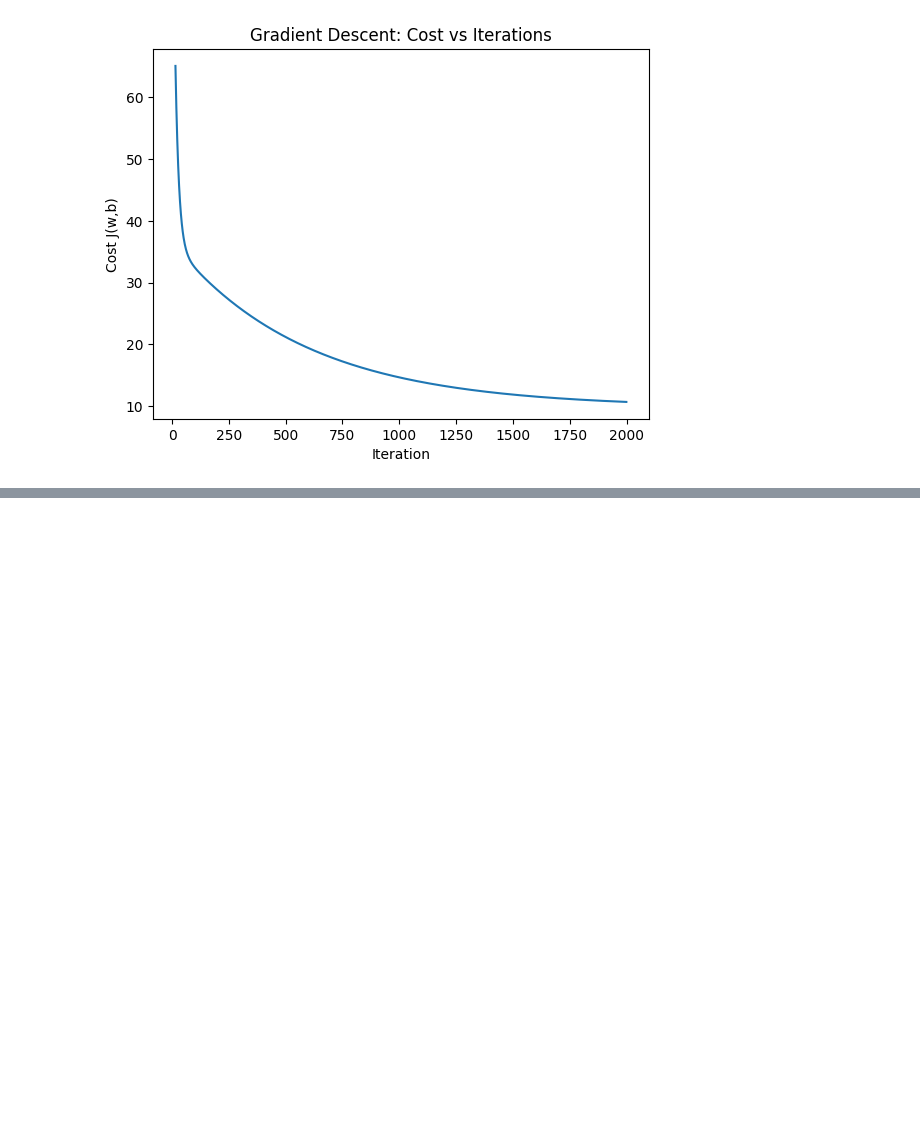
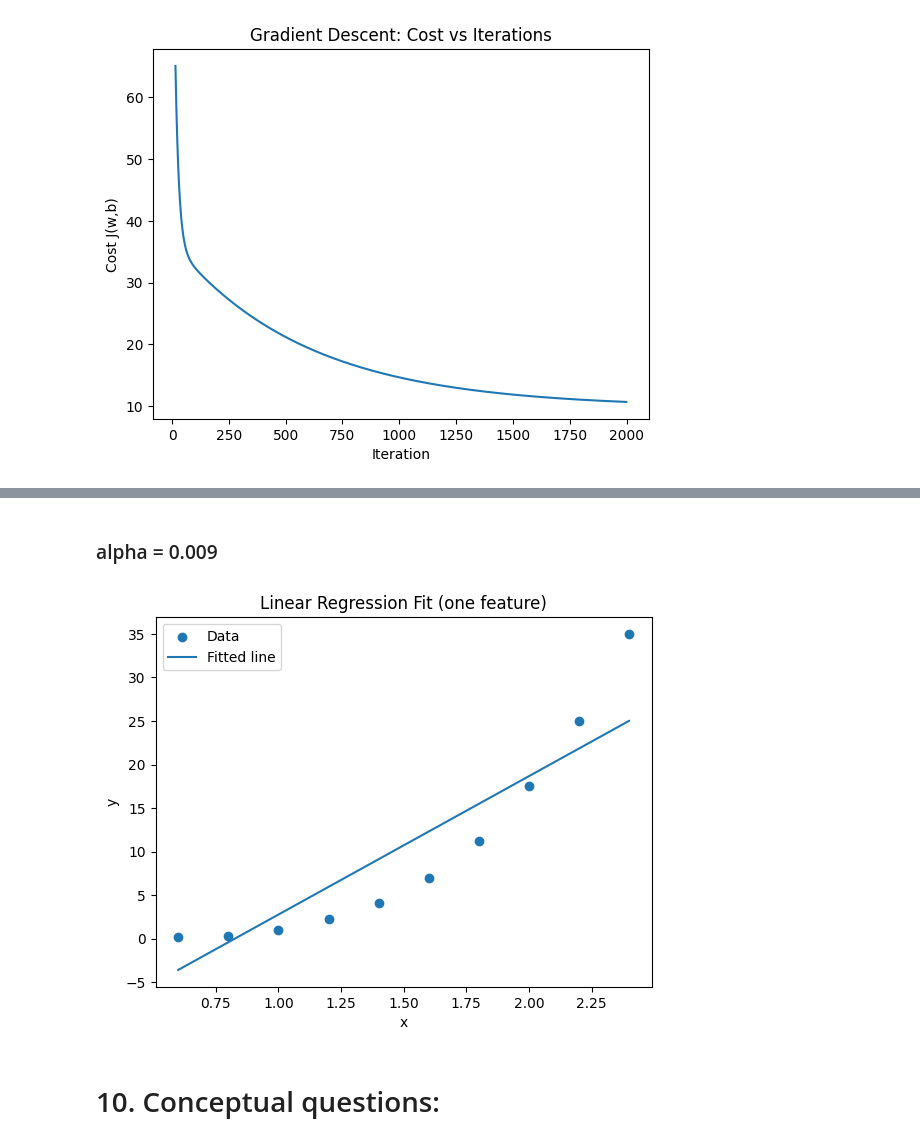
Before and after one commit to andrescalderonr/Stellar-luminosity-Andres-Calderon, a Jupyter notebook: 01_part1_linreg_1feature.ipynb, the cells around one changed output, grey strips where cells are left out. Cells and saved outputs as stored; diff of their text form; code cells hidden in the pictures; blank space fills up the shorter version.

```diff
--- a/01_part1_linreg_1feature.ipynb
+++ b/01_part1_linreg_1feature.ipynb
@@ -453,0 +472,16 @@ plt.show()
+# %% [markdown]
+### alpha = 0.009
+# %%
+plt.figure()
+plt.scatter(M, L, label="Data")
+y_pred = predict(M, w_learned_009, b_learned_009)
+plt.plot(M, y_pred, label="Fitted line")
+plt.xlabel("x")
+plt.ylabel("y")
+plt.title("Linear Regression Fit (one feature)")
+plt.legend()
+plt.show()
+# %% [output]
+[figure, added]
+# %% [markdown]
+# 10. Conceptual questions:
```
Also changed, not shown: parts of 9 cells of this notebook.
